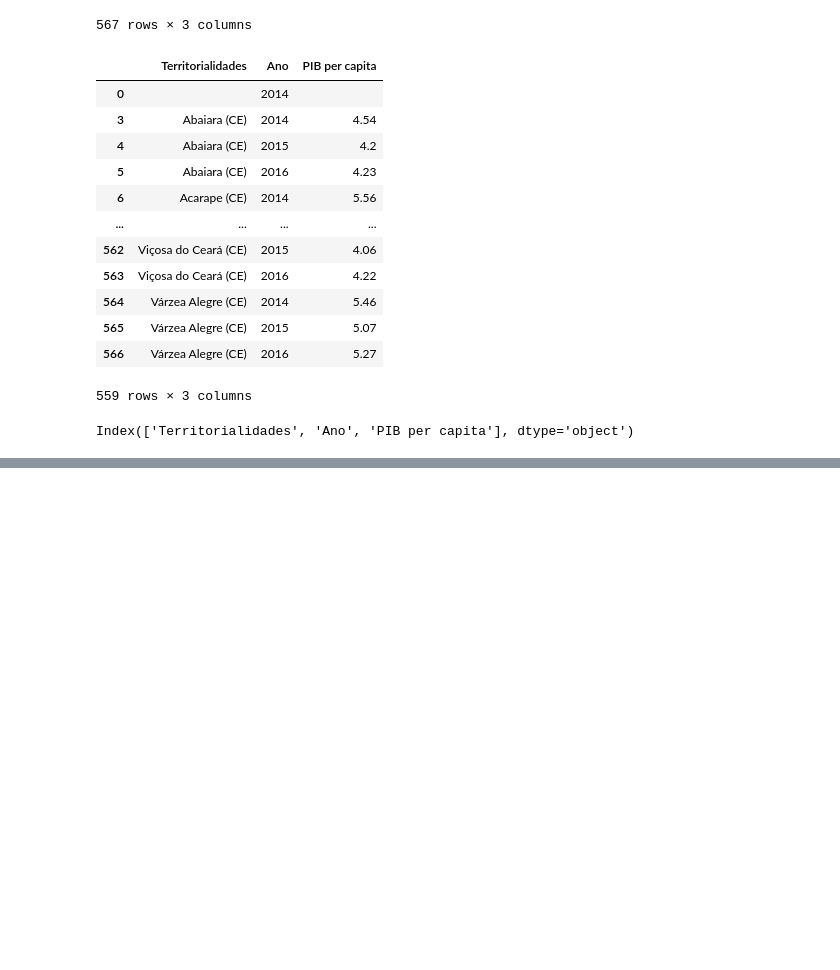
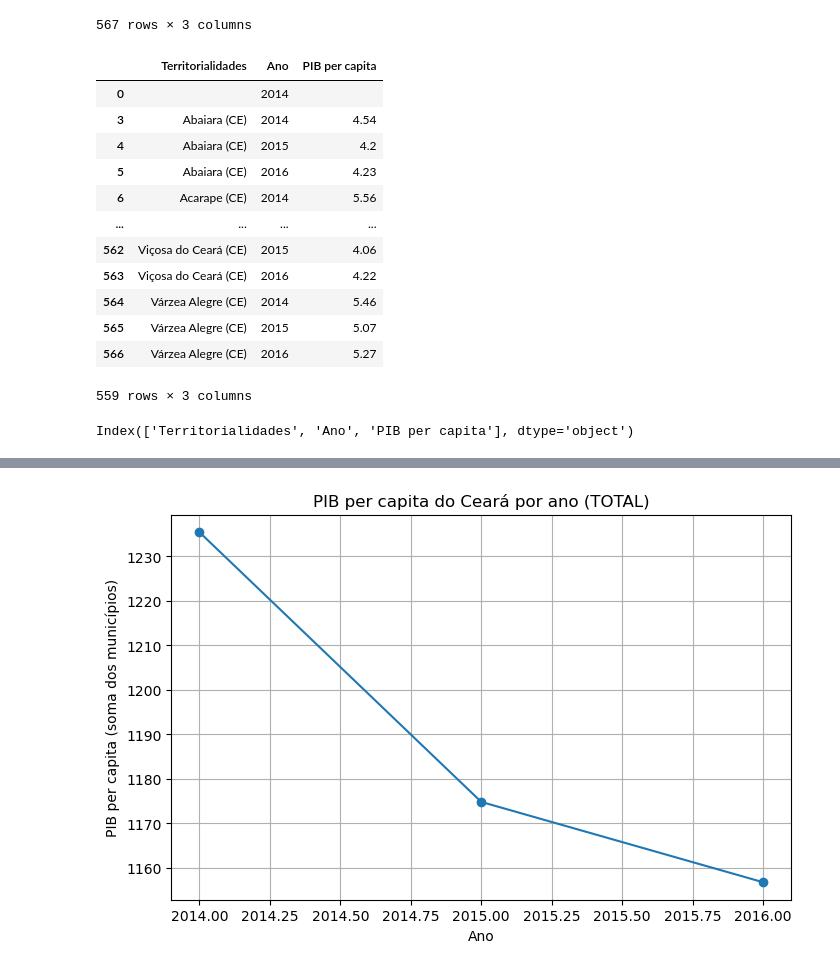
Before and after one commit to midnightrain-jv/projetoPIBCE, a Jupyter notebook: PIBCE.ipynb, the cells around one changed output, grey strips where cells are left out. Saved outputs shown, nothing was run; the diff lists cells and outputs as text; code cells hidden in the pictures; blank space fills up the shorter version.

```diff
--- a/PIBCE.ipynb
+++ b/PIBCE.ipynb
@@ -131,0 +226,13 @@ plt.savefig("grafico.pdf", bbox_inches="tight")
+# %%
+# PIB TOTAL POR ANO
+pib_total_ano = base_mun.groupby("Ano")["PIB per capita"].sum().reset_index()
+
+plt.figure(figsize=(8, 5))
+plt.plot(pib_total_ano["Ano"], pib_total_ano["PIB per capita"], marker="o")
+plt.title("PIB per capita do Ceará por ano (TOTAL)")
+plt.xlabel("Ano")
+plt.ylabel("PIB per capita (soma dos municípios)")
+plt.grid(True)
+plt.show()
+# %% [output]
+[figure, added]
```
Also changed, not shown: parts of 10 cells of this notebook.
